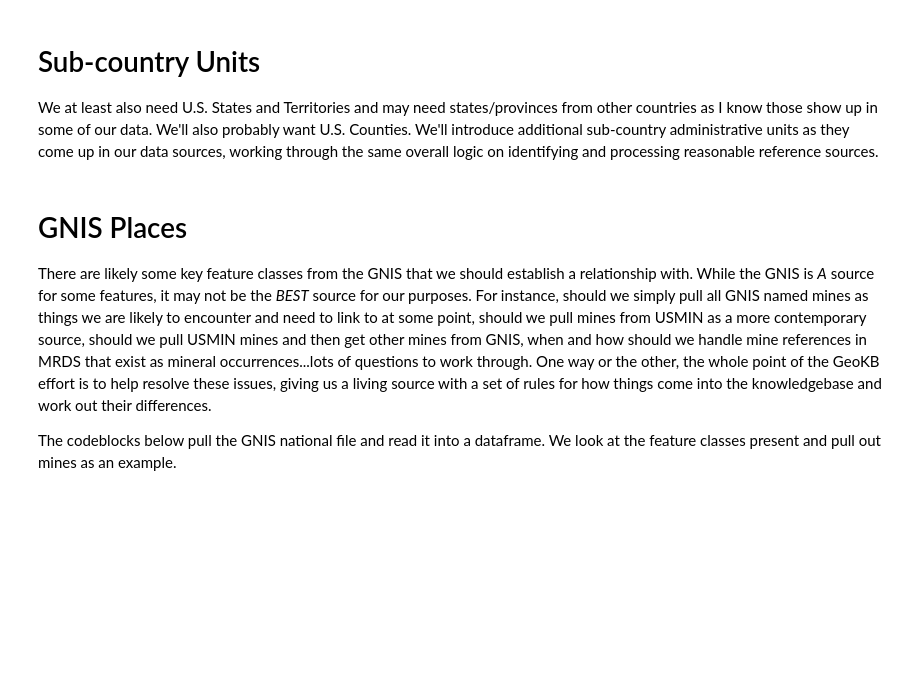
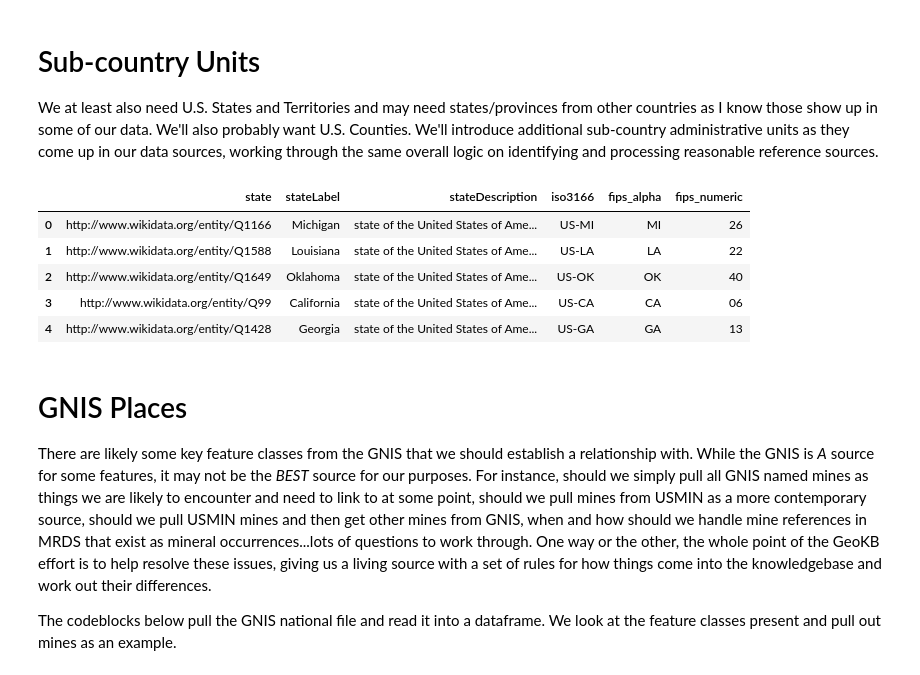
Before and after one commit to skybristol/geokb, a Jupyter notebook: Place Name Reference.ipynb, the cells around one changed output. Saved outputs shown, nothing was run; the diff lists cells and outputs as text; code cells hidden in the pictures; blank space fills up the shorter version.

Commit message:
Re-worked place name ref with new package

```diff
--- a/Place Name Reference.ipynb
+++ b/Place Name Reference.ipynb
@@ -31,3 +30,13 @@ accepted_languages = ['en']
+# %%
+wbi_config['MEDIAWIKI_API_URL'] = os.environ['MEDIAWIKI_API_URL']
+wbi_config['SPARQL_ENDPOINT_URL'] = os.environ['SPARQL_ENDPOINT']
+wbi_config['WIKIBASE_URL'] = os.environ['WIKIBASE_URL']
+
+geokb_auth = wbi_login.Login(
+    user=os.environ['WB_BOT_NAME'],
+    password=os.environ['WB_BOT_PASS']
+)
+wbi = WikibaseIntegrator(login=geokb_auth)
 # %% [markdown]
 # Countries
 
@@ -68,0 +96,10 @@ wd_countries.head()
+# %%
+def add_item(label: str, description: str, aliases: list|str|None, claims: list|None):
+    item = wbi.item.new()
+
+    item.labels.set(language='en', value=label)
+    item.descriptions.set(language='en', value=description)
+    item.aliases.set(language='en', values=aliases)
+    item.claims.add(claims)
+
+    item.write()
@@ -70,3 +169,39 @@ wd_countries.head()
 # Sub-country Units
 
 We at least also need U.S. States and Territories and may need states/provinces from other countries as I know those show up in some of our data. We'll also probably want U.S. Counties. We'll introduce additional sub-country administrative units as they come up in our data sources, working through the same overall logic on identifying and processing reasonable reference sources.
+# %%
+wd_us_states_query = """
+SELECT DISTINCT ?state ?stateLabel ?stateDescription ?iso3166 ?fips_alpha ?fips_numeric WHERE {
+  SERVICE wikibase:label { bd:serviceParam wikibase:language "[AUTO_LANGUAGE],en". }
+  ?state wdt:P31 wd:Q35657.
+  OPTIONAL {
+  VALUES (?propertyISO3166) {
+    (wdt:P300)
+  }
+  ?state ?propertyISO3166 ?iso3166.
+  VALUES (?propertyFipsNumeric) {
+    (wdt:P5087)
+  }
+  ?state ?propertyFipsNumeric ?fips_numeric.
+  VALUES (?propertyFipsAlpha) {
+    (wdt:P5086)
+  }
+  ?state ?propertyFipsAlpha ?fips_alpha.
+  }
+}
+
+"""
+
+wd_us_states = sparql_query(
+    endpoint='https://query.wikidata.org/sparql',
+    query=wd_us_states_query,
+    output='dataframe'
+)
+wd_us_states.head()
+# %% [output]
+|  | state | stateLabel | stateDescription | iso3166 | fips_alpha | fips_numeric |
+| 0 | http://www.wikidata.org/entity/Q1166 | Michigan | state of the United States of Ame... | US-MI | MI | 26 |
+| 1 | http://www.wikidata.org/entity/Q1588 | Louisiana | state of the United States of Ame... | US-LA | LA | 22 |
+| 2 | http://www.wikidata.org/entity/Q1649 | Oklahoma | state of the United States of Ame... | US-OK | OK | 40 |
+| 3 | http://www.wikidata.org/entity/Q99 | California | state of the United States of Ame... | US-CA | CA | 06 |
+| 4 | http://www.wikidata.org/entity/Q1428 | Georgia | state of the United States of Ame... | US-GA | GA | 13 |
```
Also changed, not shown: parts of 8 cells of this notebook.
